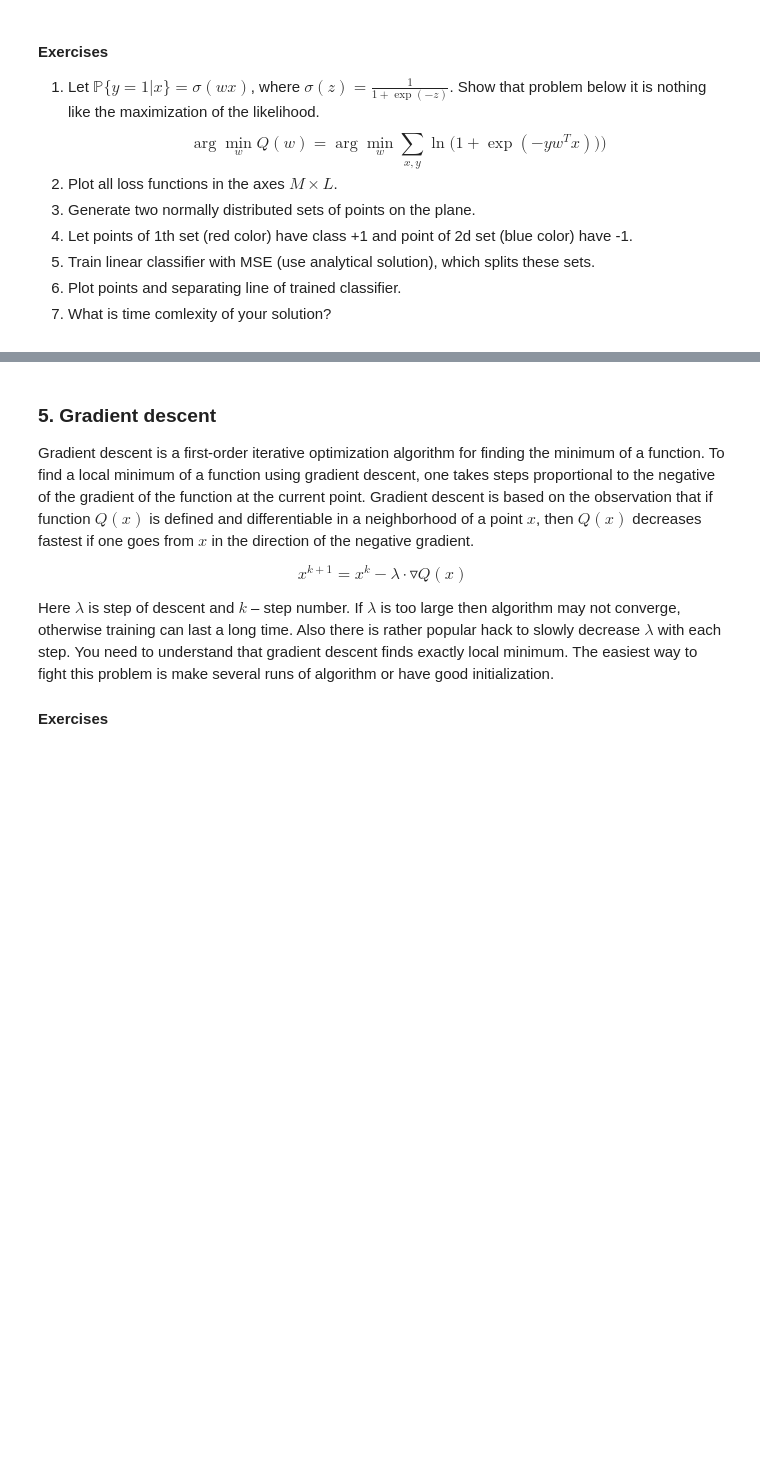
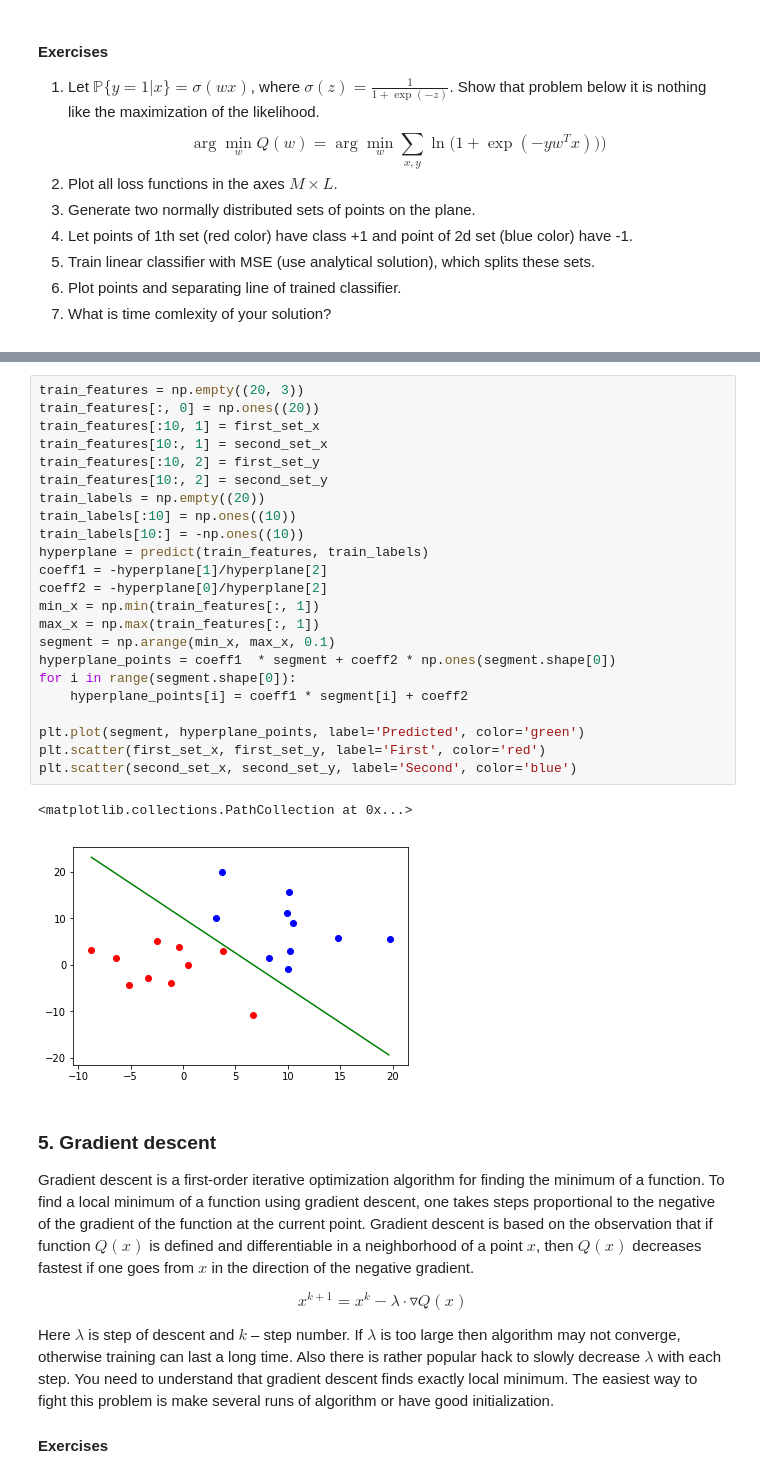
Before and after one commit to RakitinDen/Renju, a Jupyter notebook: lab-1.ipynb, the cells around one changed output, grey strips where cells are left out. Saved outputs shown, nothing was run; the diff lists cells and outputs as text; blank space fills up the shorter version.

```diff
--- a/lab-1.ipynb
+++ b/lab-1.ipynb
@@ -268,3 +299,29 @@ $$\arg\min_{w}Q(w) = \arg\min_{w} \sum_{x, y} \ln \big(1 + \exp(-yw^Tx )) \big)$
+# %%
+train_features = np.empty((20, 3))
+train_features[:, 0] = np.ones((20))
+train_features[:10, 1] = first_set_x
+train_features[10:, 1] = second_set_x
+train_features[:10, 2] = first_set_y
+train_features[10:, 2] = second_set_y
+train_labels = np.empty((20))
+train_labels[:10] = np.ones((10))
+train_labels[10:] = -np.ones((10))
+hyperplane = predict(train_features, train_labels)
+coeff1 = -hyperplane[1]/hyperplane[2]
+coeff2 = -hyperplane[0]/hyperplane[2]
+min_x = np.min(train_features[:, 1])
+max_x = np.max(train_features[:, 1])
+segment = np.arange(min_x, max_x, 0.1)
+hyperplane_points = coeff1  * segment + coeff2 * np.ones(segment.shape[0])
+for i in range(segment.shape[0]):
+    hyperplane_points[i] = coeff1 * segment[i] + coeff2
+
+plt.plot(segment, hyperplane_points, label='Predicted', color='green')
+plt.scatter(first_set_x, first_set_y, label='First', color='red')
+plt.scatter(second_set_x, second_set_y, label='Second', color='blue')
+# %% [output]
+<matplotlib.collections.PathCollection at 0x...>
+[figure, added]
 # %% [markdown]
 ### 5. Gradient descent
 Gradient descent is a first-order iterative optimization algorithm for finding the minimum of a function. To find a local minimum of a function using gradient descent, one takes steps proportional to the negative of the gradient of the function at the current point. Gradient descent is based on the observation that if function $Q(x)$ is defined and differentiable in a neighborhood of a point $x$, then $Q(x)$ decreases fastest if one goes from $x$  in the direction of the negative gradient.
```
Also changed, not shown: parts of 11 cells of this notebook.
